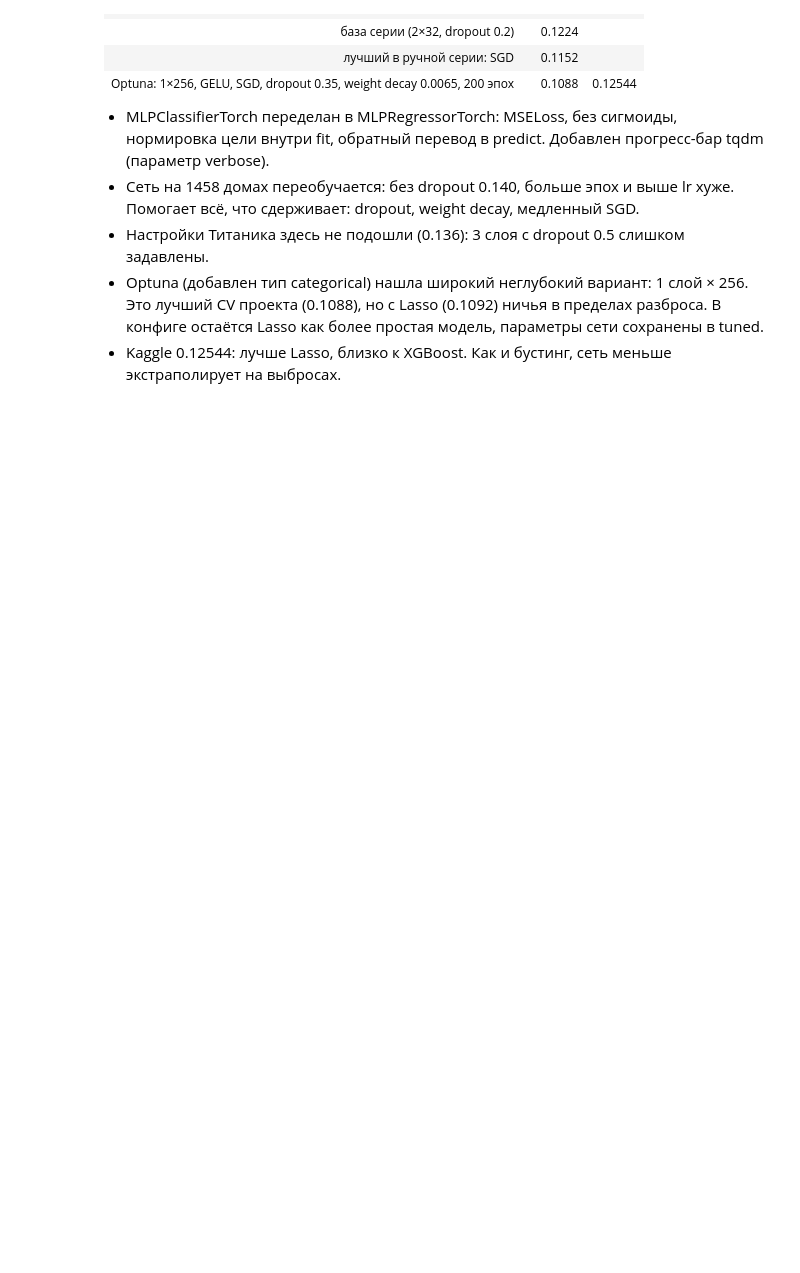
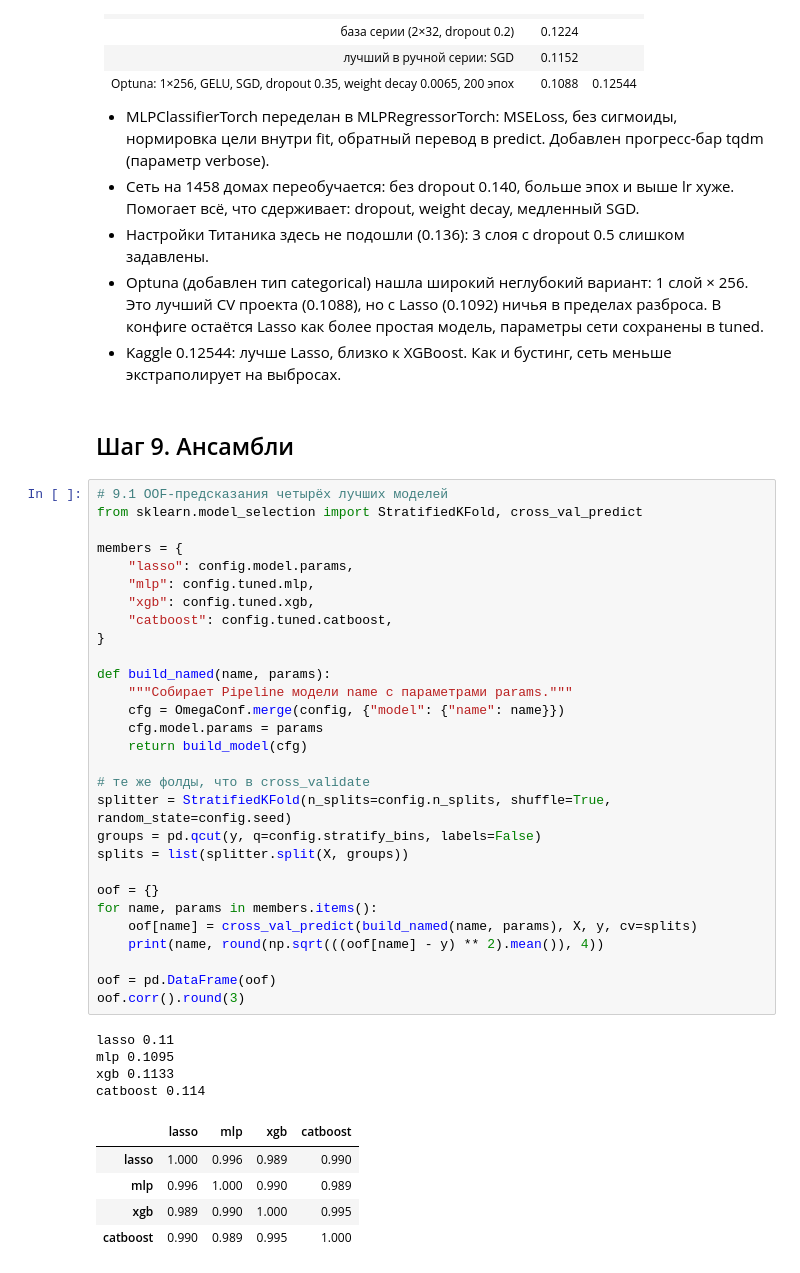
Before and after one commit to dakrilo/kaggle-house-prices, a Jupyter notebook: experiments.ipynb, the cells around one changed output. Cells and saved outputs as stored; diff of their text form; blank space fills up the shorter version.

```diff
--- a/experiments.ipynb
+++ b/experiments.ipynb
@@ -640,3 +640,44 @@ save_submission(test_ids, test_pred, cfg, "mlp_optuna")
 - Настройки Титаника здесь не подошли (0.136): 3 слоя с dropout 0.5 слишком задавлены.
 - Optuna (добавлен тип categorical) нашла широкий неглубокий вариант: 1 слой × 256. Это лучший CV проекта (0.1088), но с Lasso (0.1092) ничья в пределах разброса. В конфиге остаётся Lasso как более простая модель, параметры сети сохранены в tuned.
 - Kaggle 0.12544: лучше Lasso, близко к XGBoost. Как и бустинг, сеть меньше экстраполирует на выбросах.
+# %% [markdown]
+## Шаг 9. Ансамбли
+# %%
+# 9.1 OOF-предсказания четырёх лучших моделей
+from sklearn.model_selection import StratifiedKFold, cross_val_predict
+
+members = {
+    "lasso": config.model.params,
+    "mlp": config.tuned.mlp,
+    "xgb": config.tuned.xgb,
+    "catboost": config.tuned.catboost,
+}
+
+def build_named(name, params):
+    """Собирает Pipeline модели name с параметрами params."""
+    cfg = OmegaConf.merge(config, {"model": {"name": name}})
+    cfg.model.params = params
+    return build_model(cfg)
+
+# те же фолды, что в cross_validate
+splitter = StratifiedKFold(n_splits=config.n_splits, shuffle=True, random_state=config.seed)
+groups = pd.qcut(y, q=config.stratify_bins, labels=False)
+splits = list(splitter.split(X, groups))
+
+oof = {}
+for name, params in members.items():
+    oof[name] = cross_val_predict(build_named(name, params), X, y, cv=splits)
+    print(name, round(np.sqrt(((oof[name] - y) ** 2).mean()), 4))
+
+oof = pd.DataFrame(oof)
+oof.corr().round(3)
+# %% [output]
+lasso 0.11
+mlp 0.1095
+xgb 0.1133
+catboost 0.114
+|  | lasso | mlp | xgb | catboost |
+| lasso | 1.000 | 0.996 | 0.989 | 0.990 |
+| mlp | 0.996 | 1.000 | 0.990 | 0.989 |
+| xgb | 0.989 | 0.990 | 1.000 | 0.995 |
+| catboost | 0.990 | 0.989 | 0.995 | 1.000 |
```
Also changed, not shown: parts of 4 cells of this notebook.
